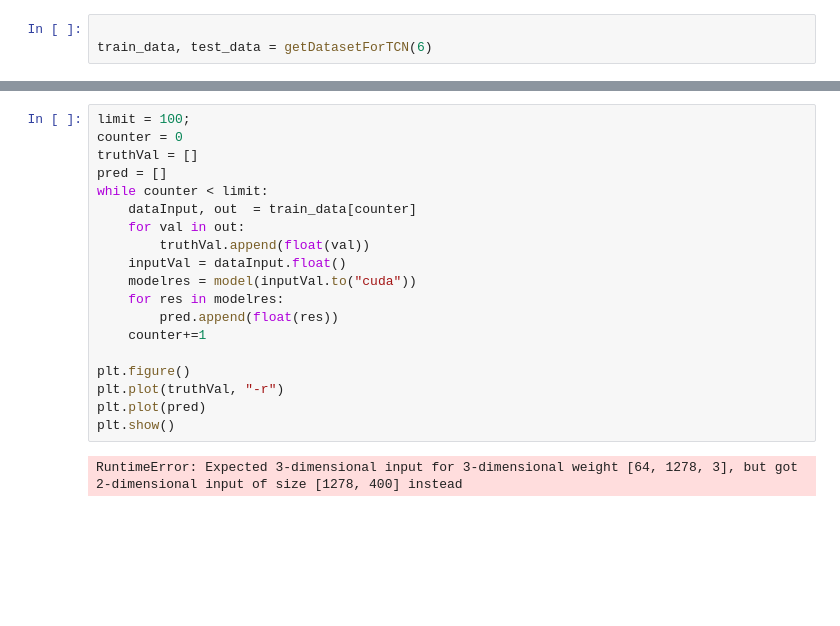
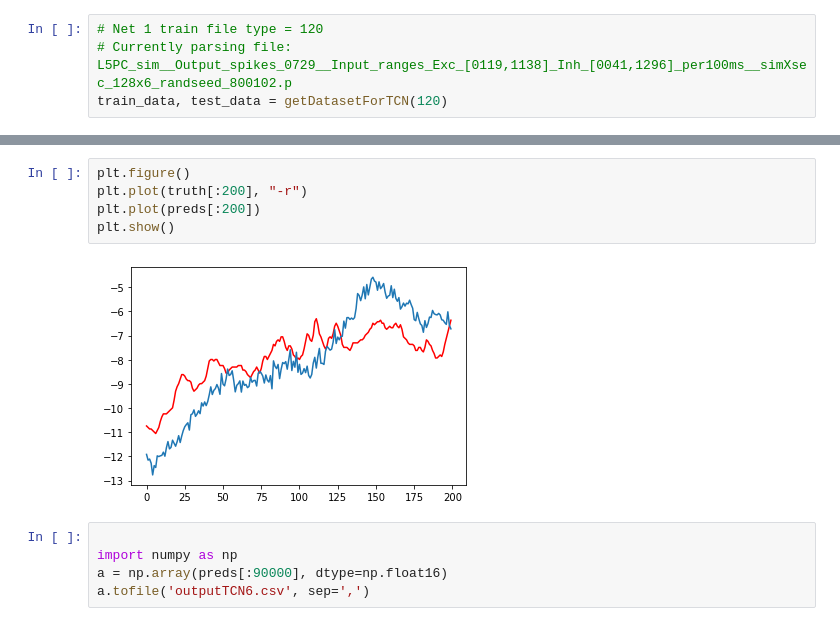
Before and after one commit to AmeanAsad/dendritic-tree-model, a Jupyter notebook: model/TcnNets.ipynb, the cells around one changed output, grey strips where cells are left out. Saved outputs shown, nothing was run; the diff lists cells and outputs as text; blank space fills up the shorter version.

```diff
--- a/model/TcnNets.ipynb
+++ b/model/TcnNets.ipynb
@@ -18,4 +17,5 @@ torch.manual_seed(43)  # for reproducibility
 # %%
-
-train_data, test_data = getDatasetForTCN(6)
+# Net 1 train file type = 120
+# Currently parsing file: L5PC_sim__Output_spikes_0729__Input_ranges_Exc_[0119,1138]_Inh_[0041,1296]_per100ms__simXsec_128x6_randseed_800102.p
+train_data, test_data = getDatasetForTCN(120)
 # %% [output]
@@ -292,21 +305,12 @@ torch.Size([8, 250])
+# %%
+plt.figure()
+plt.plot(truth[:200], "-r")
+plt.plot(preds[:200])
+plt.show()
+# %% [output]
+[figure, added]
 # %%
-limit = 100;
-counter = 0
-truthVal = []
-pred = []
-while counter < limit:
-    dataInput, out  = train_data[counter]
-    for val in out:
-        truthVal.append(float(val))
-    inputVal = dataInput.float()
-    modelres = model(inputVal.to("cuda"))
-    for res in modelres:
-        pred.append(float(res))
-    counter+=1
 
-plt.figure()
-plt.plot(truthVal, "-r")
-plt.plot(pred)
-plt.show()
+import numpy as np
+a = np.array(preds[:90000], dtype=np.float16)
+a.tofile('outputTCN6.csv', sep=',')
-# %% [output]
-RuntimeError: Expected 3-dimensional input for 3-dimensional weight [64, 1278, 3], but got 2-dimensional input of size [1278, 400] instead
```
Also changed, not shown: parts of 20 cells of this notebook, 15 other files.
